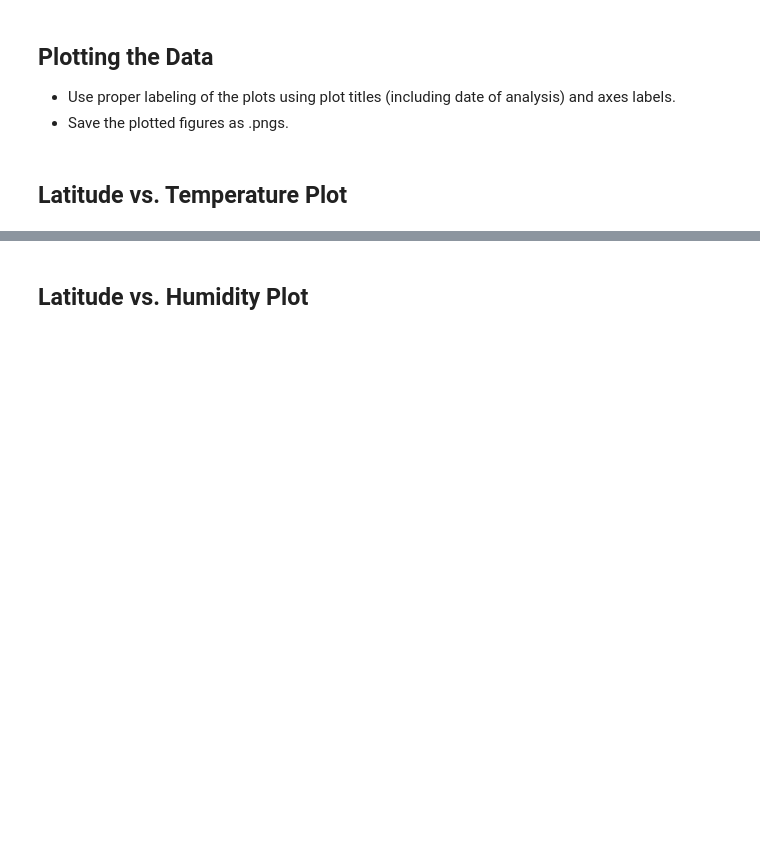
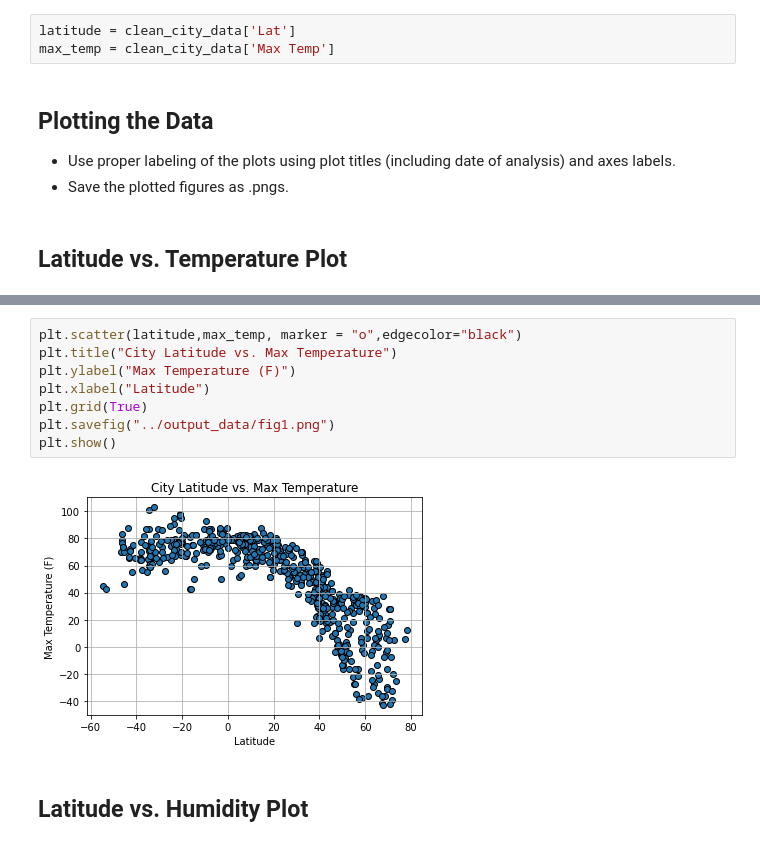
Before and after one commit to wjriebel/Python-API-Challenge, a Jupyter notebook: WeatherPy/WeatherPy.ipynb, the cells around one changed output, grey strips where cells are left out. Cells and saved outputs as stored; diff of their text form; blank space fills up the shorter version.

Commit message:
Update 1
begin -> Latitude vs. Temperature Plot

```diff
--- a/WeatherPy/WeatherPy.ipynb
+++ b/WeatherPy/WeatherPy.ipynb
@@ -140,3 +166,6 @@ Int64Index([], dtype='int64')
+# %%
+latitude = clean_city_data['Lat']
+max_temp = clean_city_data['Max Temp']
 # %% [markdown]
 ## Plotting the Data
 * Use proper labeling of the plots using plot titles (including date of analysis) and axes labels.
@@ -149,3 +175,13 @@ Int64Index([], dtype='int64')
+# %%
+plt.scatter(latitude,max_temp, marker = "o",edgecolor="black")
+plt.title("City Latitude vs. Max Temperature")
+plt.ylabel("Max Temperature (F)")
+plt.xlabel("Latitude")
+plt.grid(True)
+plt.savefig("../output_data/fig1.png")
+plt.show()
+# %% [output]
+[figure, added]
 # %% [markdown]
 ## Latitude vs. Humidity Plot
 # %%
```
Also changed, not shown: parts of 11 cells of this notebook, 1 other file.
